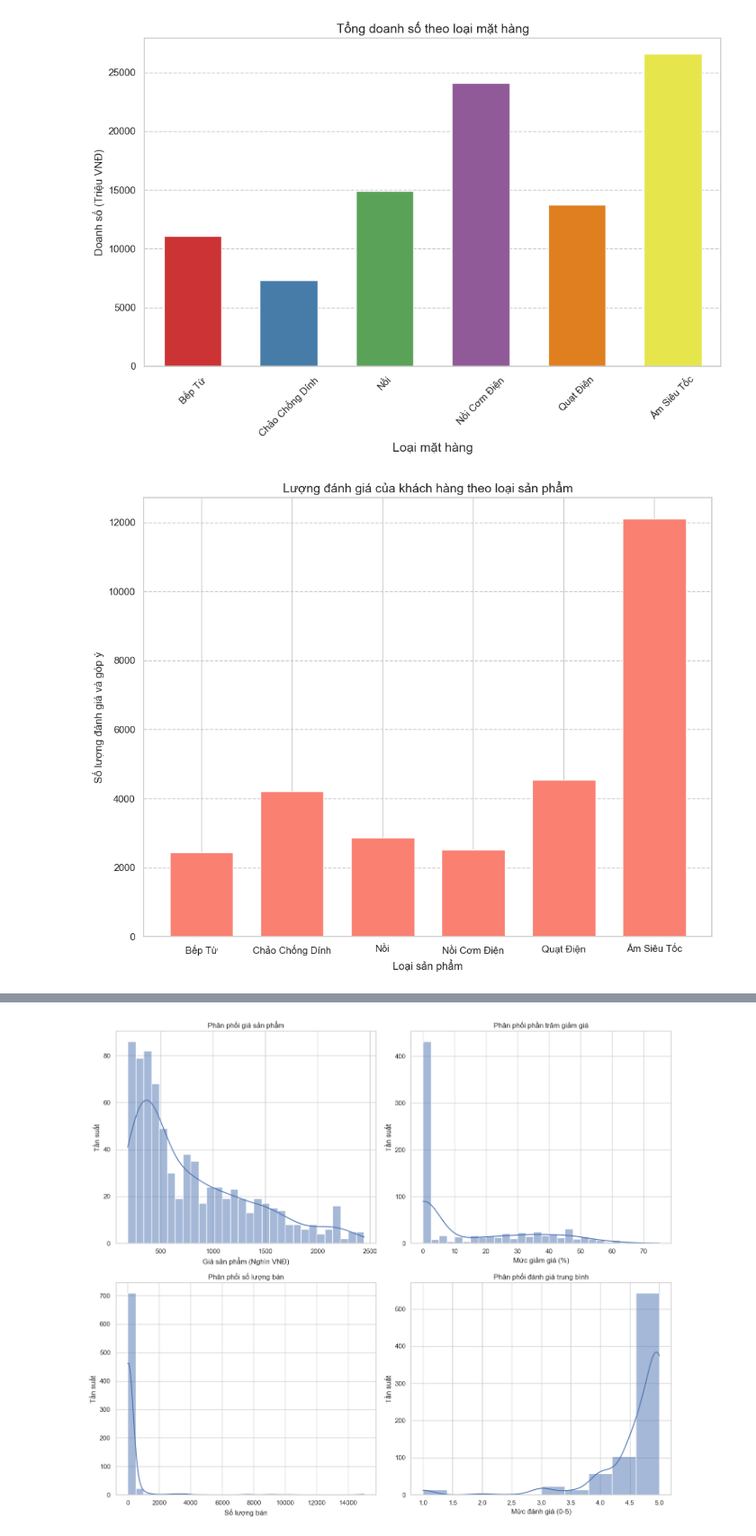
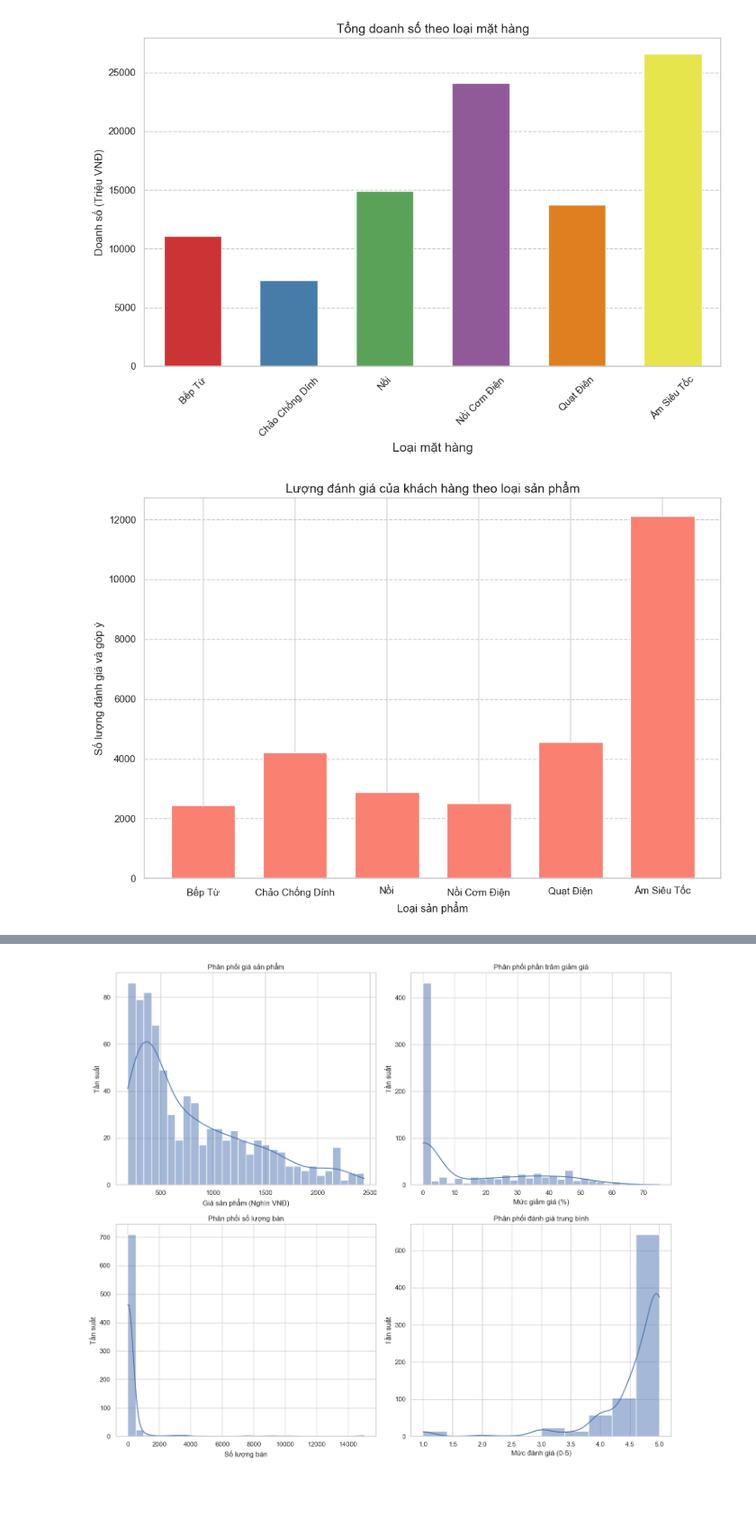
Before and after one commit to nkhanhtung/Python-Cot-Dua, a Jupyter notebook: Data_Analysis.ipynb, the cells around one changed output, grey strips where cells are left out. Shown at 90% size. Cells and saved outputs as stored; diff of their text form; code cells hidden in the pictures; blank space fills up the shorter version.

```diff
--- a/Data_Analysis.ipynb
+++ b/Data_Analysis.ipynb
@@ -59,13 +59,13 @@ Passing `palette` without assigning `hue` is deprecated and will be removed in v
 [figure]
 # %%
 category_reviews = Dataframe.groupby('category')['review_count'].sum().reset_index()
-plt.figure(figsize=(10, 8))
+plt.figure(figsize=(10, 7))
 plt.bar(category_reviews['category'], category_reviews['review_count'], color = 'salmon', width=0.7)
 plt.title("Lượng đánh giá của khách hàng theo loại sản phẩm", fontsize = 14)
 plt.xlabel("Loại sản phẩm", fontsize = 12)
 plt.ylabel("Số lượng đánh giá và góp ý", fontsize = 12)
 plt.grid(axis='y', linestyle = '--', alpha = 1)
 plt.tight_layout()
 plt.show()
 # %% [output]
-[figure, old version]
+[figure, new version]
```
Also changed, not shown: parts of 11 cells of this notebook.
